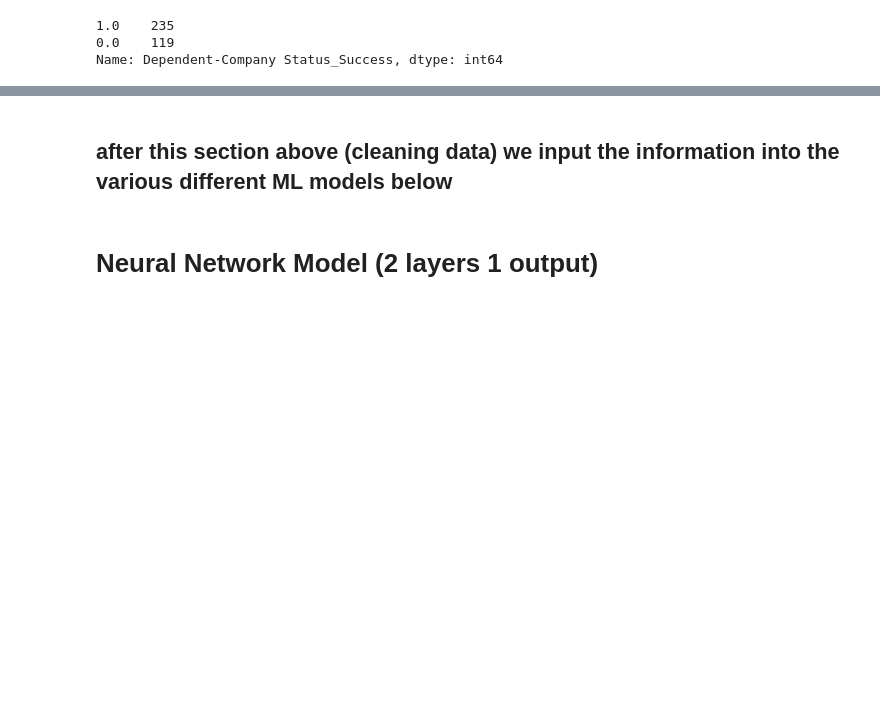
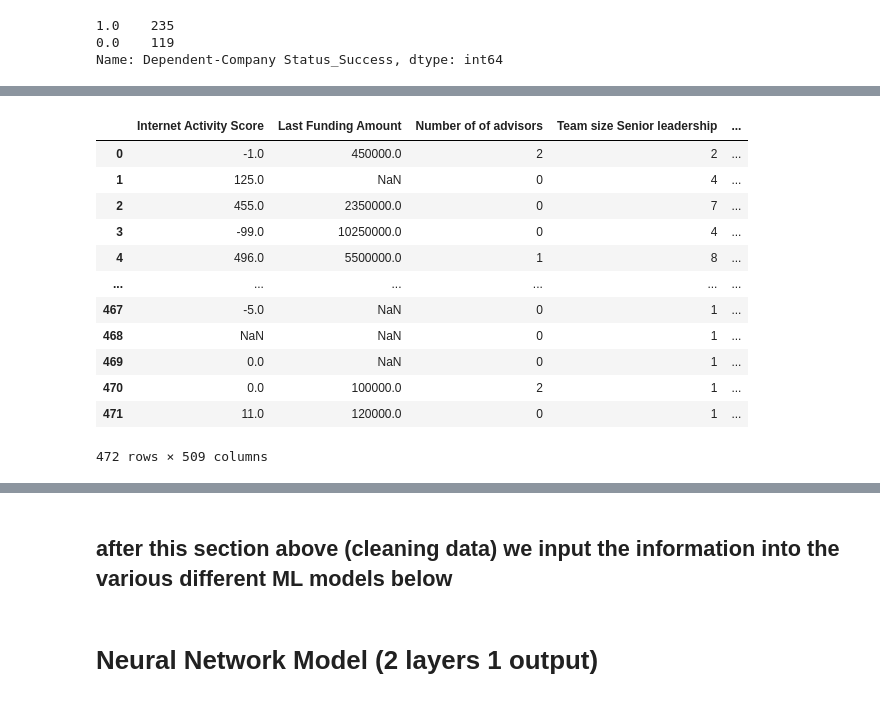
Before and after one commit to normanc529/Startup_Success_Predictor, a Jupyter notebook: startup_success.ipynb, the cells around one changed output, grey strips where cells are left out. Saved outputs shown, nothing was run; the diff lists cells and outputs as text; code cells hidden in the pictures; blank space fills up the shorter version.

```diff
--- a/startup_success.ipynb
+++ b/startup_success.ipynb
@@ -282,0 +320,11 @@ X_test_scaled = X_scaler.transform(X_test)
+# %%
+#encode the fakedata_df to match up with trained encoded data df for testing purposes
+encoded_fakedata_df = enc.fit_transform(startup_df[categorical_variables])
+# %%
+#create df for newly encoded df based on example testing information
+encoded_fakedata_df = pd.DataFrame(
+    encoded_data,
+    columns = enc.get_feature_names(categorical_variables))
+
+#preview the test encoded data
+encoded_fakedata_df.head()
@@ -282,0 +339,12 @@ X_test_scaled = X_scaler.transform(X_test)
+# %%
+# Add the numerical variables from the original DataFrame to the one-hot encoding DataFrame
+encoded_fakedata_df = pd.concat(
+    [
+        numerical_variables_df,
+        encoded_fakedata_df
+    ],
+    axis=1
+)
+
+# Review the Dataframe
+encoded_fakedata_df.fillna(0)
@@ -282,0 +365,19 @@ X_test_scaled = X_scaler.transform(X_test)
+# %%
+#drop y columns for matching 509 columns for X on the fake data
+encoded_fakedata_df = encoded_fakedata_df.drop(columns=["Dependent-Company Status_Success","Dependent-Company Status_Failed"]).copy()
+# %%
+encoded_fakedata_df
+# %% [output]
+|  | Internet Activity Score | Last Funding Amount | Number of of advisors | Team size Senior leadership | ... |
+| 0 | -1.0 | 450000.0 | 2 | 2 | ... |
+| 1 | 125.0 | NaN | 0 | 4 | ... |
+| 2 | 455.0 | 2350000.0 | 0 | 7 | ... |
+| 3 | -99.0 | 10250000.0 | 0 | 4 | ... |
+| 4 | 496.0 | 5500000.0 | 1 | 8 | ... |
+| ... | ... | ... | ... | ... | ... |
+| 467 | -5.0 | NaN | 0 | 1 | ... |
+| 468 | NaN | NaN | 0 | 1 | ... |
+| 469 | 0.0 | NaN | 0 | 1 | ... |
+| 470 | 0.0 | 100000.0 | 2 | 1 | ... |
+| 471 | 11.0 | 120000.0 | 0 | 1 | ... |
+472 rows × 509 columns
```
Also changed, not shown: parts of 61 cells of this notebook, 1 other file.
